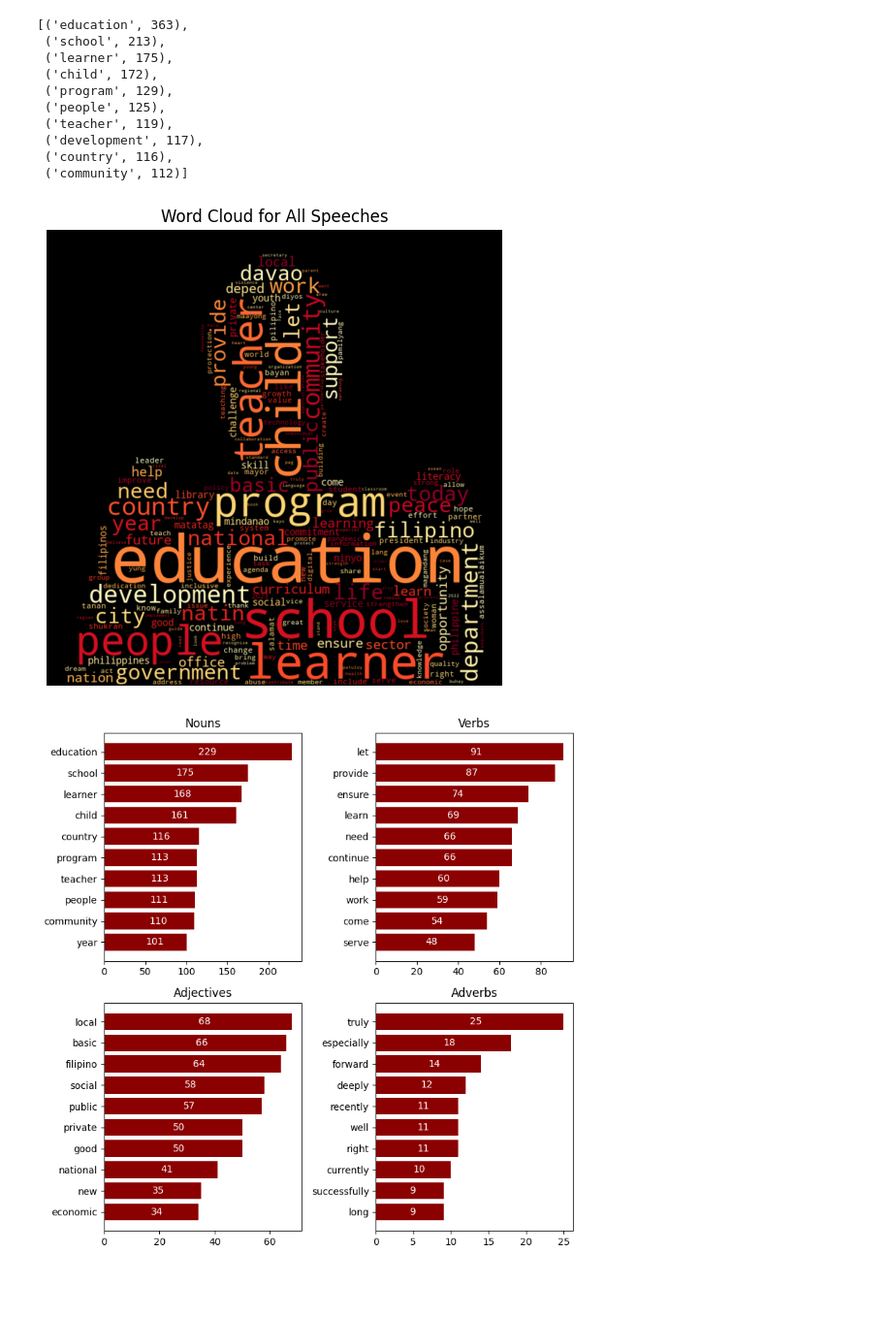
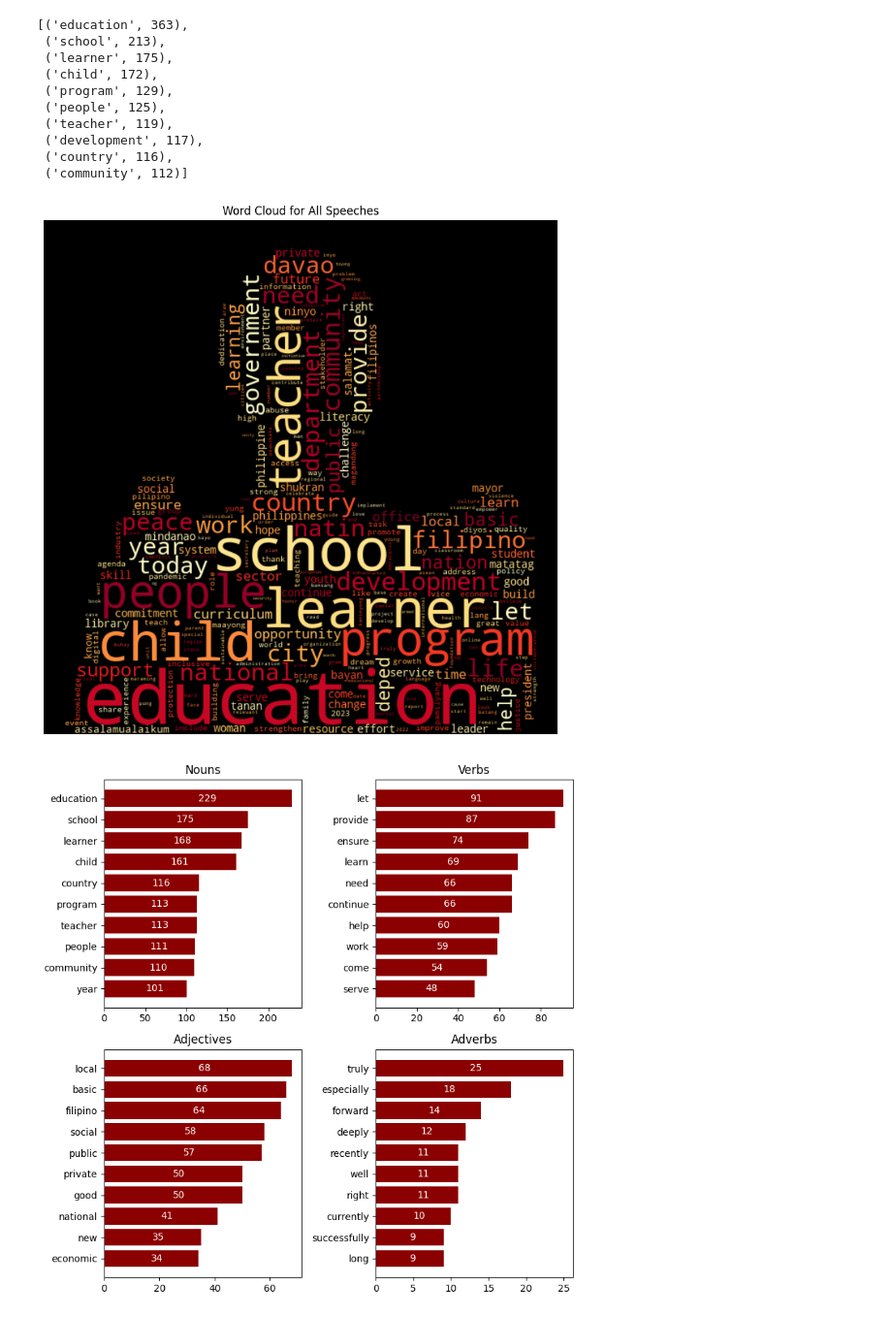
Before and after one commit to rixmape/speech-analysis-ph-govt-officials, a Jupyter notebook: nlp-insights.ipynb, the cells around one changed output. Shown at 97% size. Saved outputs shown, nothing was run; the diff lists cells and outputs as text; code cells hidden in the pictures; blank space fills up the shorter version.

```diff
--- a/nlp-insights.ipynb
+++ b/nlp-insights.ipynb
@@ -127,17 +128,17 @@ Counter(lemmas).most_common(10)
  ('community', 112)]
 # %%
 image = img.imread("data/mask.jpg")
-wc = WordCloud(max_words=200, mask=image, colormap="YlOrRd")
+wc = WordCloud(max_words=250, mask=image, colormap="YlOrRd")
 wc = wc.generate_from_frequencies(Counter(lemmas))
 
-plt.figure(figsize=(5, 5))
+plt.figure(figsize=(8, 8))
 plt.imshow(wc, interpolation="bilinear")
 plt.axis("off")
 plt.tight_layout()
 plt.title("Word Cloud for All Speeches")
 plt.show()
 # %% [output]
-[figure, old version]
+[figure, new version]
 # %%
 def plot_word_frequencies(words, ax, title):
     word_freq = Counter(words)
```
Also changed, not shown: parts of 8 cells of this notebook, 1 other file.
